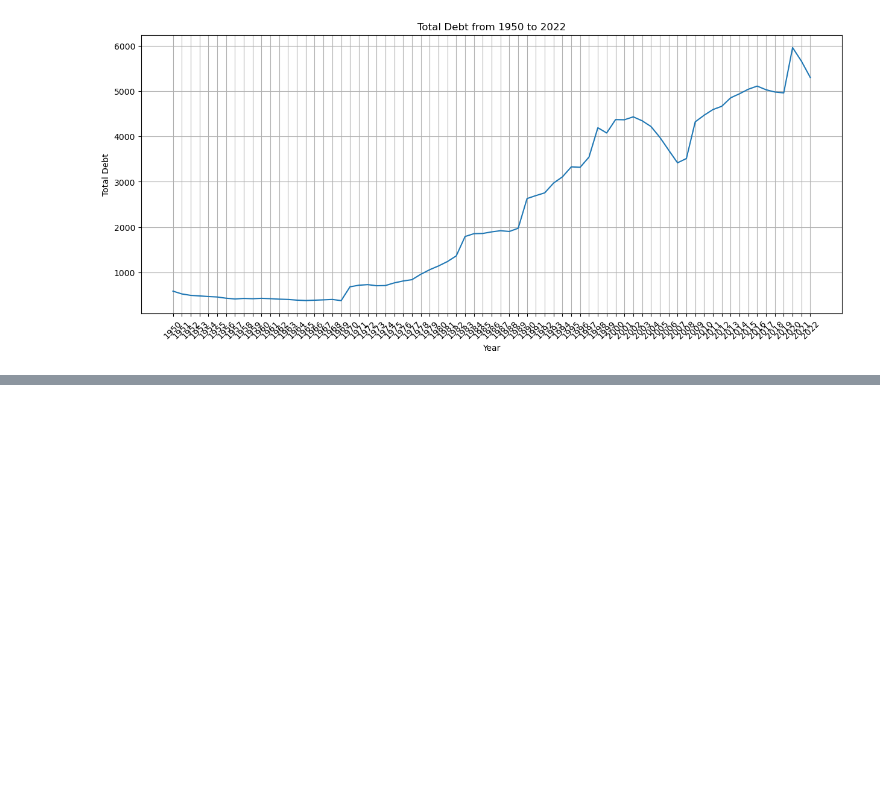
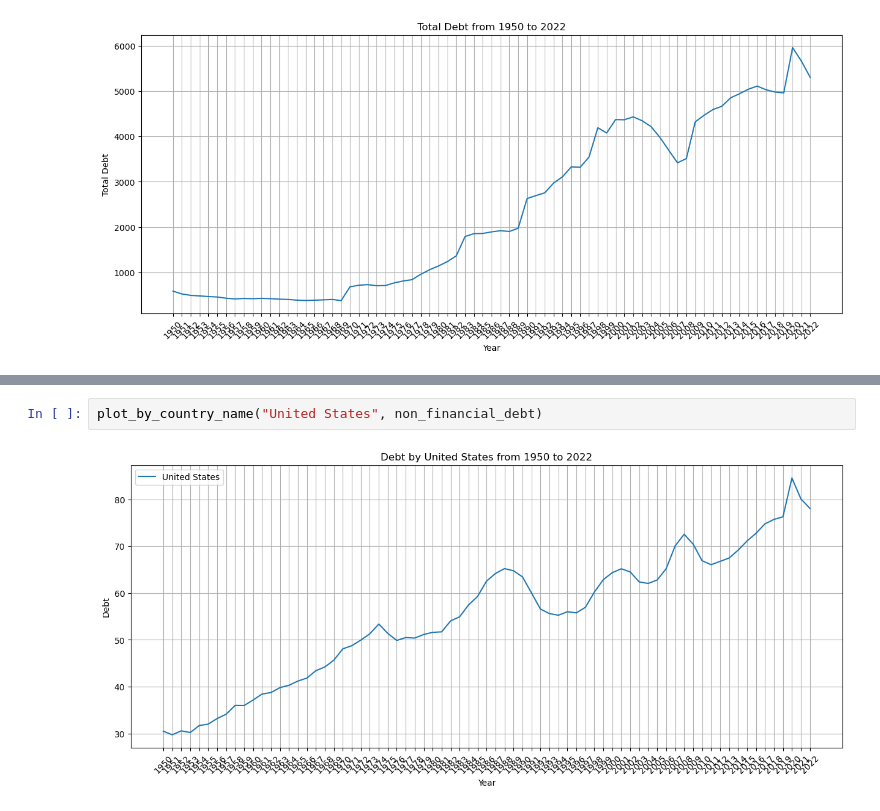
Before and after one commit to MaukanMir/global-debt-analysis, a Jupyter notebook: training.ipynb, the cells around one changed output, grey strips where cells are left out. Saved outputs shown, nothing was run; the diff lists cells and outputs as text; blank space fills up the shorter version.

```diff
--- a/training.ipynb
+++ b/training.ipynb
@@ -78,0 +122,4 @@ plot_debt_graph(general_government_debt)
+# %%
+plot_by_country_name("United States", non_financial_debt)
+# %% [output]
+[figure, added]
```
Also changed, not shown: parts of 4 cells of this notebook.
